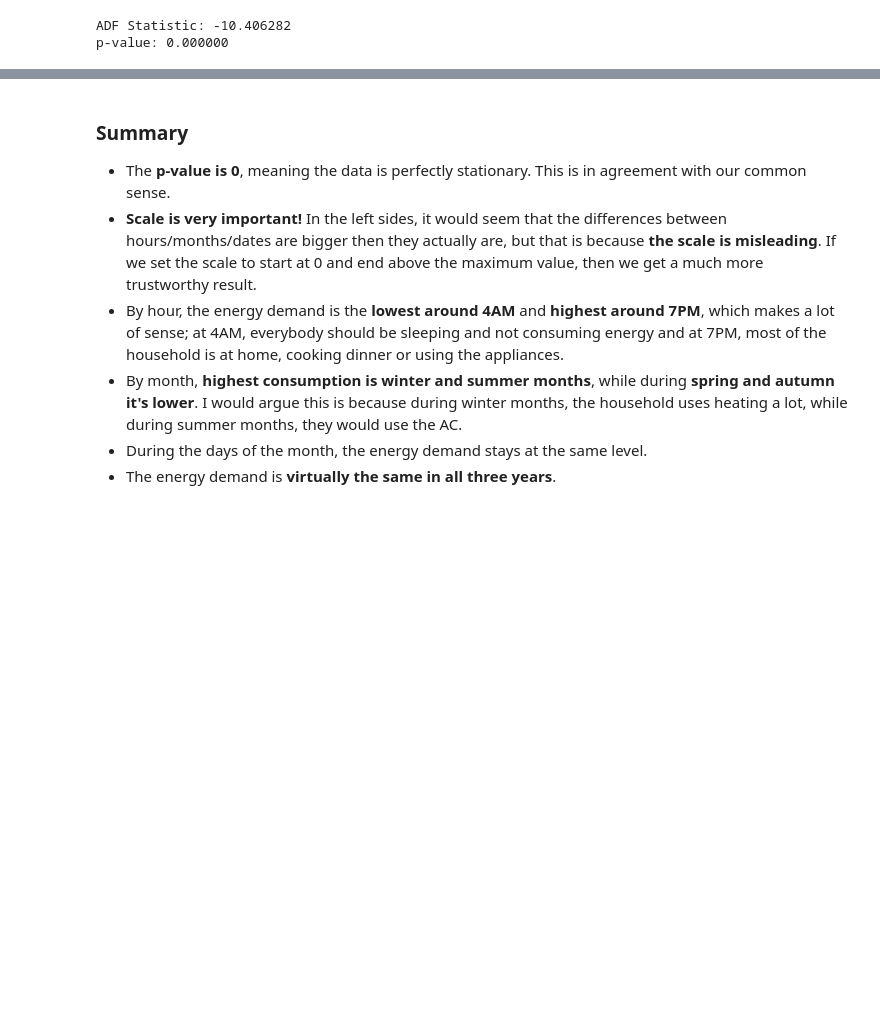
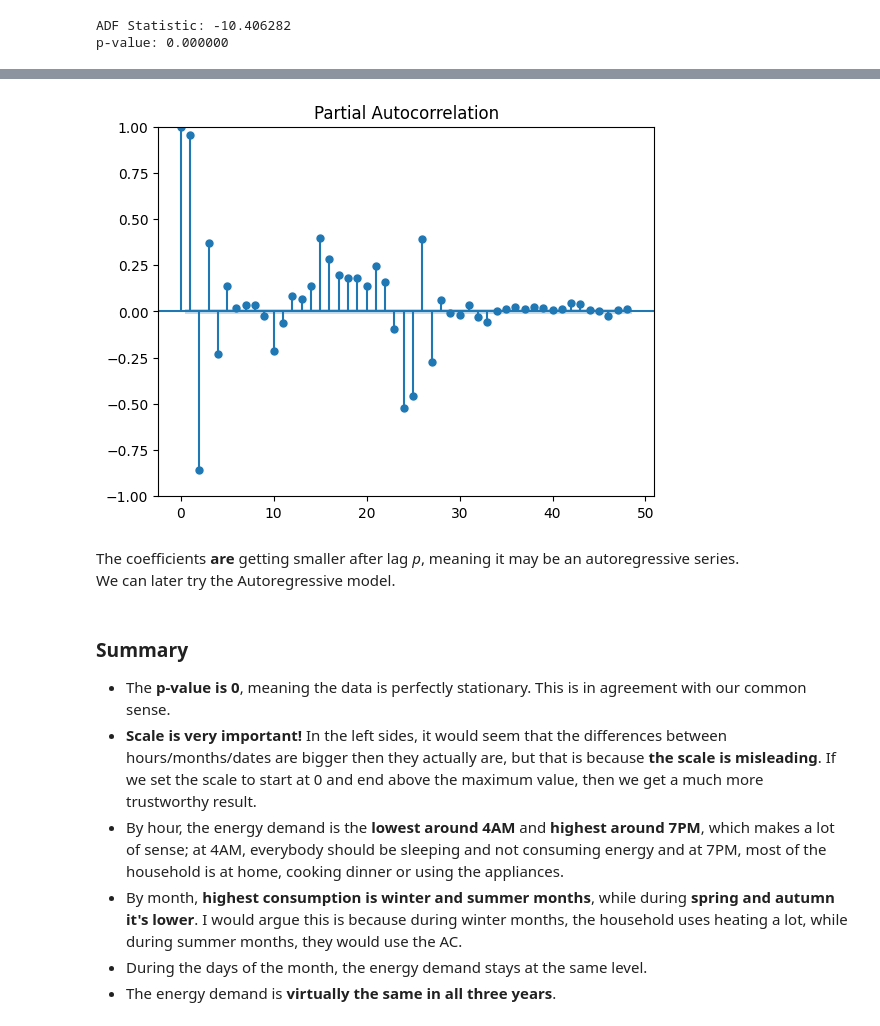
Before and after one commit to stepazel/BankDataAnalysis, a Jupyter notebook: timeseries.ipynb, the cells around one changed output, grey strips where cells are left out. Drawn from its saved outputs; the diff is of its cells as text; code cells hidden in the pictures; blank space fills up the shorter version.

```diff
--- a/timeseries.ipynb
+++ b/timeseries.ipynb
@@ -154,3 +178,11 @@ p-value: 0.000000
+# %%
+from statsmodels.graphics.tsaplots import plot_pacf
+plot_pacf(df['Load'], lags=24 * 2);
+# %% [output]
+[figure, added]
+# %% [markdown]
+The coefficients **are** getting smaller after lag *p*, meaning it may be an autoregressive series.
+We can later try the Autoregressive model.
 # %% [markdown]
 ### Summary
 - The **p-value is 0**, meaning the data is perfectly stationary. This is in agreement with our common sense.
```
Also changed, not shown: parts of 45 cells of this notebook, 1 other file.
